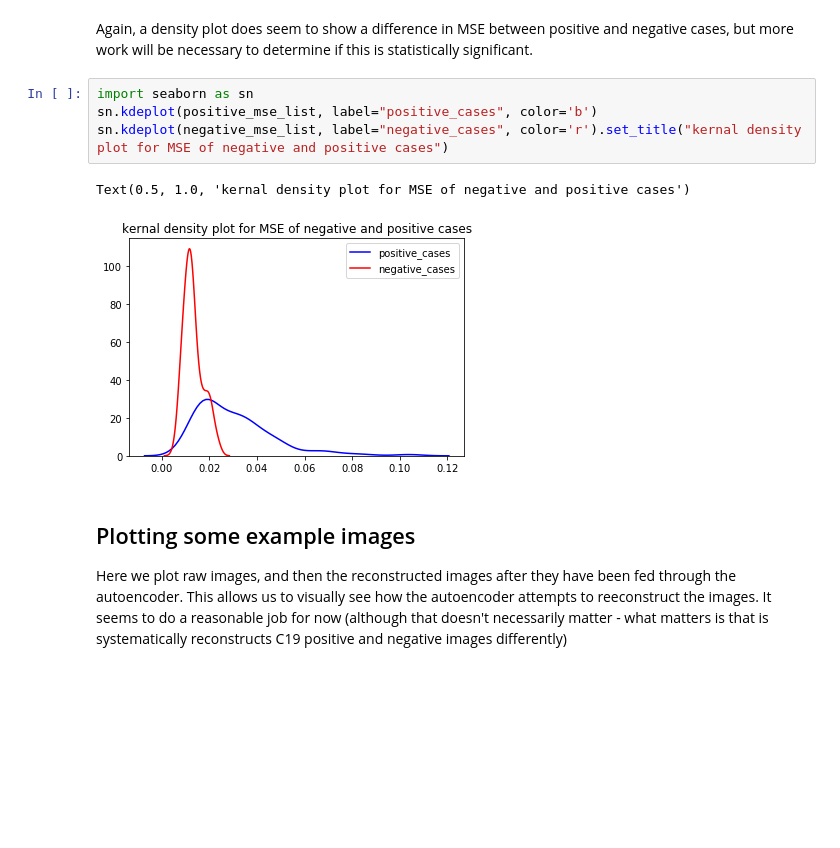
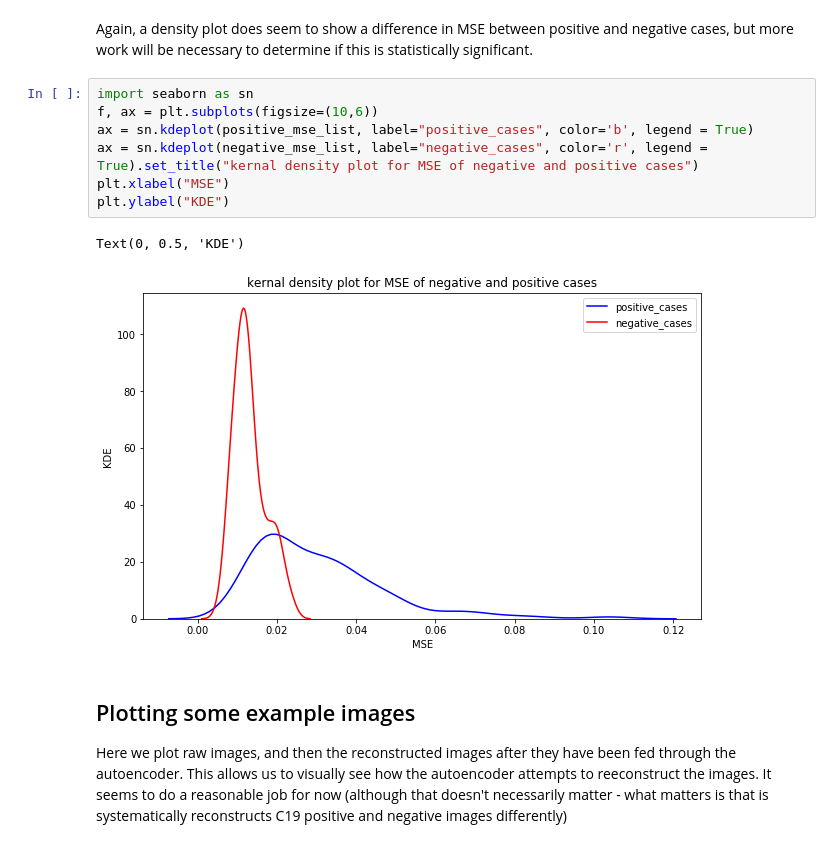
Before and after one commit to Alex-Hall-Data/covid19-anomaly-detection, a Jupyter notebook: c19-autoencoder.ipynb, the cells around one changed output. Cells and saved outputs as stored; diff of their text form; blank space fills up the shorter version.

```diff
--- a/c19-autoencoder.ipynb
+++ b/c19-autoencoder.ipynb
@@ -220,11 +222,14 @@ plt.show()
 Again, a density plot does seem to show a difference in MSE between positive and negative cases, but more work will be necessary to determine if this is statistically significant.
 # %%
 import seaborn as sn
-sn.kdeplot(positive_mse_list, label="positive_cases", color='b')
-sn.kdeplot(negative_mse_list, label="negative_cases", color='r').set_title("kernal density plot for MSE of negative and positive cases")
+f, ax = plt.subplots(figsize=(10,6))
+ax = sn.kdeplot(positive_mse_list, label="positive_cases", color='b', legend = True)
+ax = sn.kdeplot(negative_mse_list, label="negative_cases", color='r', legend = True).set_title("kernal density plot for MSE of negative and positive cases")
+plt.xlabel("MSE")
+plt.ylabel("KDE")
 # %% [output]
-Text(0.5, 1.0, 'kernal density plot for MSE of negative and positive cases')
+Text(0, 0.5, 'KDE')
-[figure, old version]
+[figure, new version]
 # %% [markdown]
 ## Plotting some example images
 Here we plot raw images, and then the reconstructed images after they have been fed through the autoencoder. This allows us to visually see how the autoencoder attempts to reeconstruct the images. It seems to do a reasonable job for now (although that doesn't necessarily matter - what matters is that is systematically reconstructs C19 positive and negative images differently)
```
Also changed, not shown: parts of 1 cell of this notebook.
